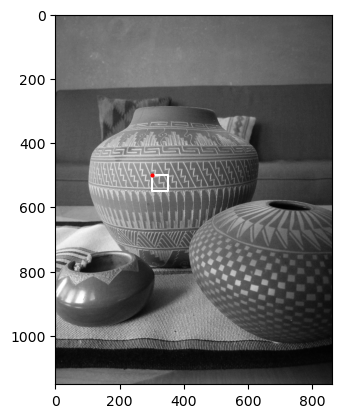
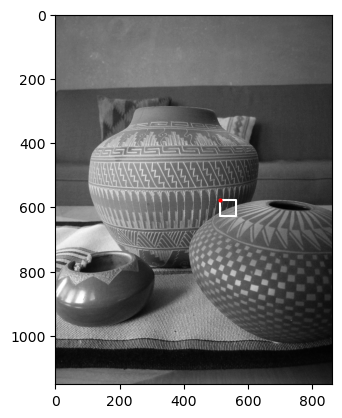
The notebook cell's code change between the first figure and the second:
--- before
+++ after
@@ -1,3 +1,3 @@
-# template match test
+# template match test on random place
 
 import cv2
@@ -7,14 +7,15 @@
 gA = cv2.imread('../Images/deptha.jpg', 0)       # the image, gray scale
 gAc = cv2.resize(gA, None, fx = 0.25, fy = 0.25)   # reduced
+plt.imshow(gAc, cmap='gray')   # display image
 (M,N) = gAc.shape 
-print("gAc.shape = ", (M, N))
 
-template = gAc[500:550,300:350]  # the template
+tLx = np.random.randint(N/10,9*N/10)  # choose a random location for the template
+tLy = np.random.randint(M/10,9*M/10)
+template = gAc[tLy:tLy+50,tLx:tLx+50]  # the template is 50x50
+print("top left of template = ", (tLx, tLy))   # coordinates of top left of match
+plt.plot([tLx, tLx+50, tLx+50, tLx, tLx], [tLy, tLy, tLy+50, tLy+50, tLy], 'w') # draw white rectangle around template
 
 result = cv2.matchTemplate(gAc, template, cv2.TM_CCOEFF_NORMED)    # perform match
 minVal, maxVal, minLoc, maxLoc = cv2.minMaxLoc(result)      # record results
 print("top left of match = ", maxLoc)   # coordinates of top left of match
-
-plt.imshow(gAc, cmap='gray')   # display image
-plt.plot([300, 350, 350, 300, 300], [500, 500, 550, 550, 500], 'w') # draw white rectangle around template
 plt.plot(maxLoc[0], maxLoc[1], 'ro', markersize=2);  # red circle at to left left of match

Commit: here and there